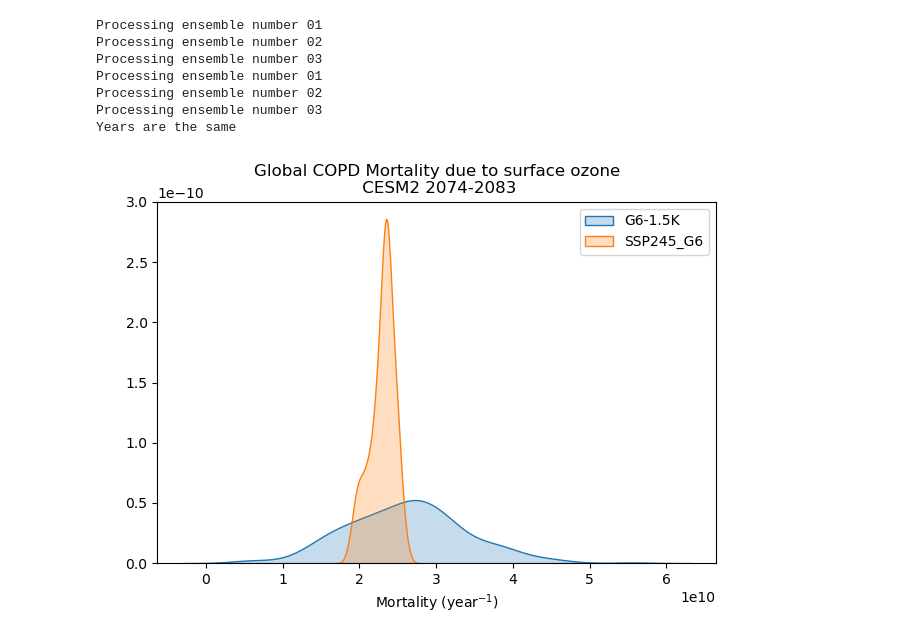
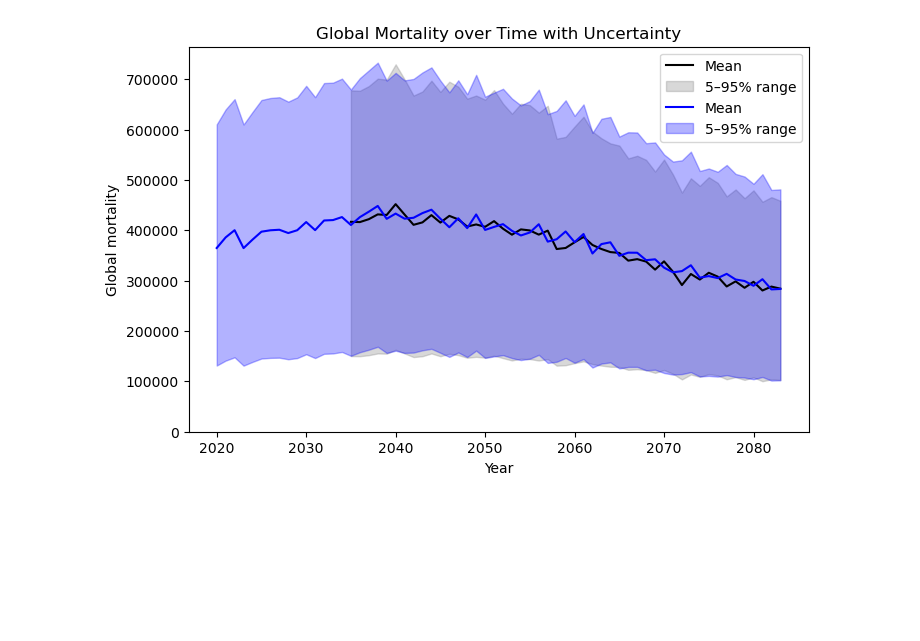
Before and after one commit to awells96/AQ_mortality_workflow, a Jupyter notebook: plotting/mortality/ozone/Global/Untitled.ipynb, the cells around one changed output. Saved outputs shown, nothing was run; the diff lists cells and outputs as text; code cells hidden in the pictures; blank space fills up the shorter version.

Commit message:
testing visuals

```diff
--- a/plotting/mortality/ozone/Global/Untitled.ipynb
+++ b/plotting/mortality/ozone/Global/Untitled.ipynb
@@ -72,37 +6,30 @@ def plot_two_scenario_pdf(da1, da2, model, scenario1, scenario2, start_year, end
-# %%
-# === Plotting differences between scenarios ===
-# Set to whatever model you want and the two scenarios you want to compare
-# Function returns error if not recognised
-SAVE_DIR = "/glade/u/home/awells/air_quality_project/plotting/mortality/ozone/Global/"
-
-model = "CESM2"
-n_samples = 300
-
-# Set up scenario 1 and 2 so that difference = s1 - s2
-scenario1 = "G6-1.5K"
-scenario2 = "SSP245_G6"
-
-scenario_name = f"{scenario1}-{scenario2}"
-
-config1 = get_scenario_config(model, scenario1)
-config2 = get_scenario_config(model, scenario2)
-
-da1 = load_global_mortality_ensemble_members(model, scenario1, config1, n_samples)
-da2 = load_global_mortality_ensemble_members(model, scenario2, config2, n_samples)
-
-da_mean1, first_year1, last_year1 = process_global_mortality_for_plotting(da1)
-da_mean2, first_year2, last_year2 = process_global_mortality_for_plotting(da2)
-
-if first_year1 == first_year2 and last_year1 == last_year2:
-    print("Years are the same")
-
-plot_two_scenario_pdf(da_mean1, da_mean2, model, scenario1, scenario2, first_year1, last_year1, SAVE_DIR)
-# %% [output]
-Processing ensemble number 01
-Processing ensemble number 02
-Processing ensemble number 03
-Processing ensemble number 01
-Processing ensemble number 02
-Processing ensemble number 03
-Years are the same
-[figure, removed]
+# %%
+da = xr.open_dataarray("/glade/work/awells/air_quality/CESM2/mortality/ozone/Global_mortality_200samples_CESM2_G6-1.5K_02_2035-2083.nc")
+da2 = xr.open_dataarray("/glade/work/awells/air_quality/CESM2/mortality/ozone/Global_mortality_200samples_CESM2_SSP245_G6_02_2020-2083.nc")
+# %%
+import matplotlib.pyplot as plt
+import xarray as xr
+import numpy as np
+
+# Assuming da has dimensions ('year', 'samples')
+mean = da.mean('samples')
+p05 = da.quantile(0.05, 'samples')
+p95 = da.quantile(0.95, 'samples')
+
+mean2 = da2.mean('samples')
+p052 = da2.quantile(0.05, 'samples')
+p952 = da2.quantile(0.95, 'samples')
+
+plt.figure(figsize=(8,5))
+plt.plot(da['year'], mean, color='k', label='Mean')
+plt.fill_between(da['year'], p05, p95, color='gray', alpha=0.3, label='5–95% range')
+plt.plot(da2['year'], mean2, color='blue', label='Mean')
+plt.fill_between(da2['year'], p052, p952, color='blue', alpha=0.3, label='5–95% range')
+plt.ylim(bottom=0)
+plt.xlabel('Year')
+plt.ylabel('Global mortality')
+plt.legend()
+plt.title('Global Mortality over Time with Uncertainty')
+plt.show()
+# %% [output]
+[figure, added]
```
Also changed, not shown: parts of 8 cells of this notebook.
